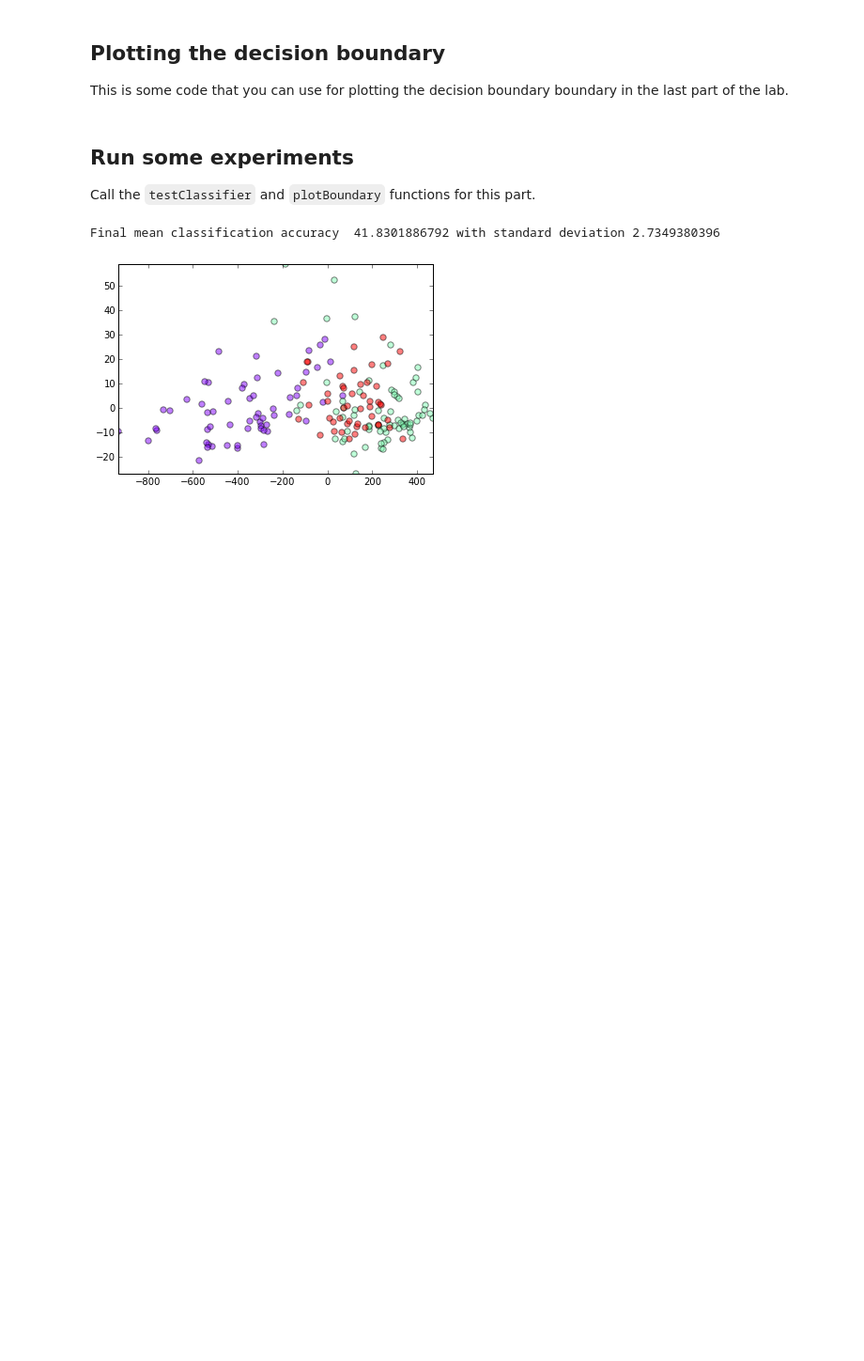
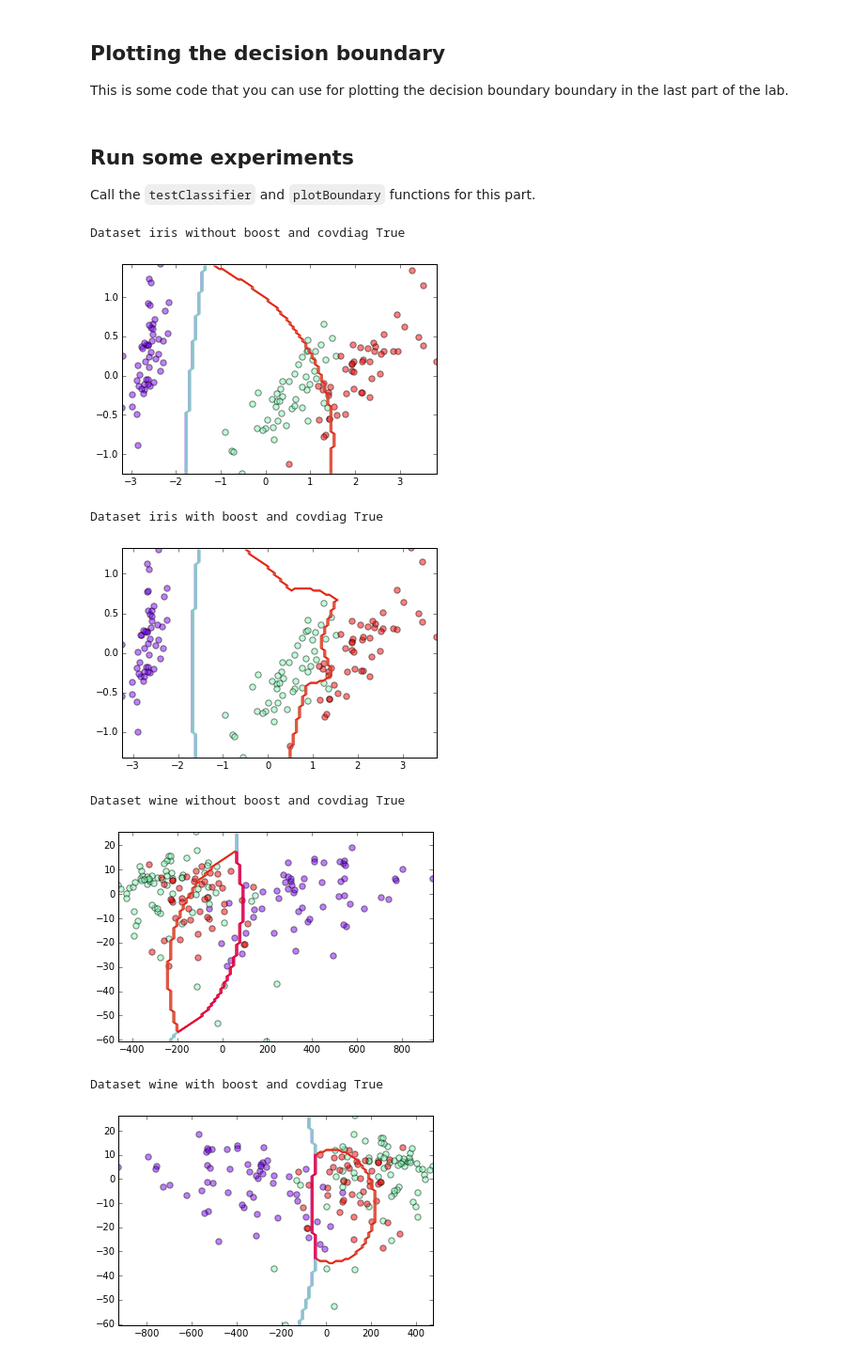
Before and after one commit to marcromeyn/Lab3, a Jupyter notebook: lab3.ipynb, the cells around one changed output. Shown at 94% size. Cells and saved outputs as stored; diff of their text form; code cells hidden in the pictures; blank space fills up the shorter version.

```diff
--- a/lab3.ipynb
+++ b/lab3.ipynb
@@ -253,7 +235,7 @@ def classifyBoost(X,priors,mus,sigmas,alphas,covdiag=True):
 # %% [markdown]
 # Testing our boosting function
 # %%
-datasets = ['olivetti', 'iris', 'olivetti', 'vowel']
+datasets = ['iris', 'wine', 'olivetti', 'vowel']
 for dataset in datasets:
     for covdiag in [True, False]:
         print 'Output for dataset %s with covdiag=%s' % (dataset, covdiag)
@@ -370,14 +364,26 @@ def plotBoundary(dataset='iris',split=0.7,doboost=False,boostiter=5,covdiag=True
 ## Run some experiments
 
 Call the `testClassifier` and `plotBoundary` functions for this part.
-# %%
-%matplotlib inline
-
-# Example usage of the functions
-
-testClassifier(dataset='wine',split=0.7,doboost=False,boostiter=5,covdiag=True)
-
-plotBoundary(dataset='wine',split=0.7,doboost=False,boostiter=5,covdiag=True)
-# %% [output]
-Final mean classification accuracy  41.8301886792 with standard deviation 2.7349380396
-[figure, removed]
+# %%
+%matplotlib inline
+import warnings
+warnings.filterwarnings('ignore')
+# Example usage of the functions
+
+datasets = ['iris', 'wine', 'olivetti', 'vowel']
+
+for covdiag in [True, False]:
+    for dataset in datasets:
+        print 'Dataset %s without boost and covdiag %s' % (dataset, covdiag)
+        plotBoundary(dataset=dataset,covdiag=covdiag, doboost=False)
+        print 'Dataset %s with boost and covdiag %s' % (dataset, covdiag)
+        plotBoundary(dataset=dataset,covdiag=covdiag, doboost=True)
+# %% [output]
+Dataset iris without boost and covdiag True
+[figure, added]
+Dataset iris with boost and covdiag True
+[figure, added]
+Dataset wine without boost and covdiag True
+[figure, added]
+Dataset wine with boost and covdiag True
+[figure, added]
```
Also changed, not shown: parts of 7 cells of this notebook, 14 other files.
